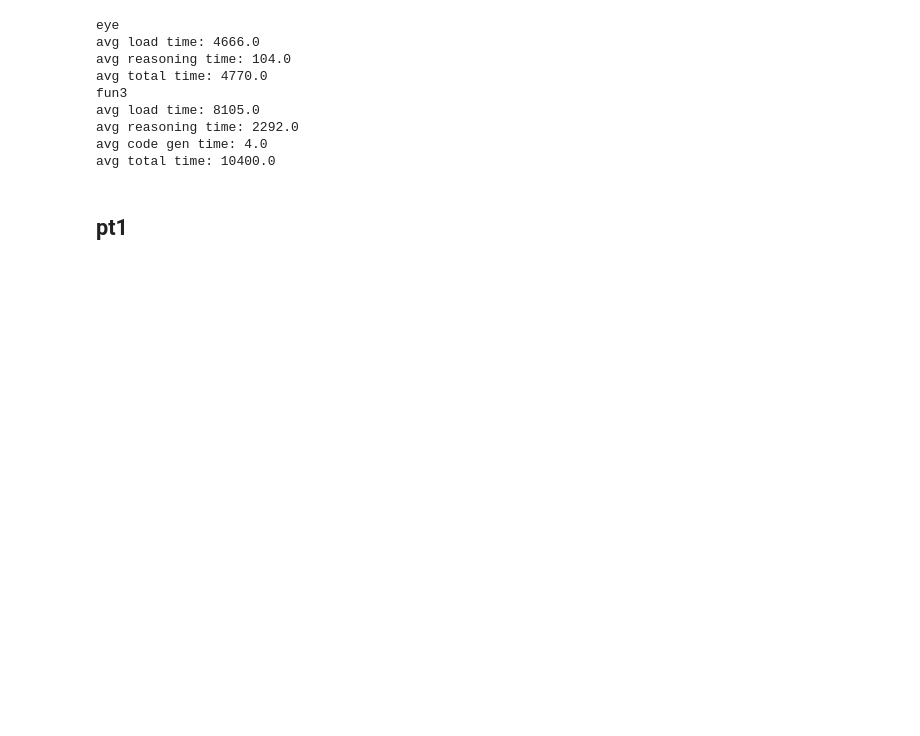
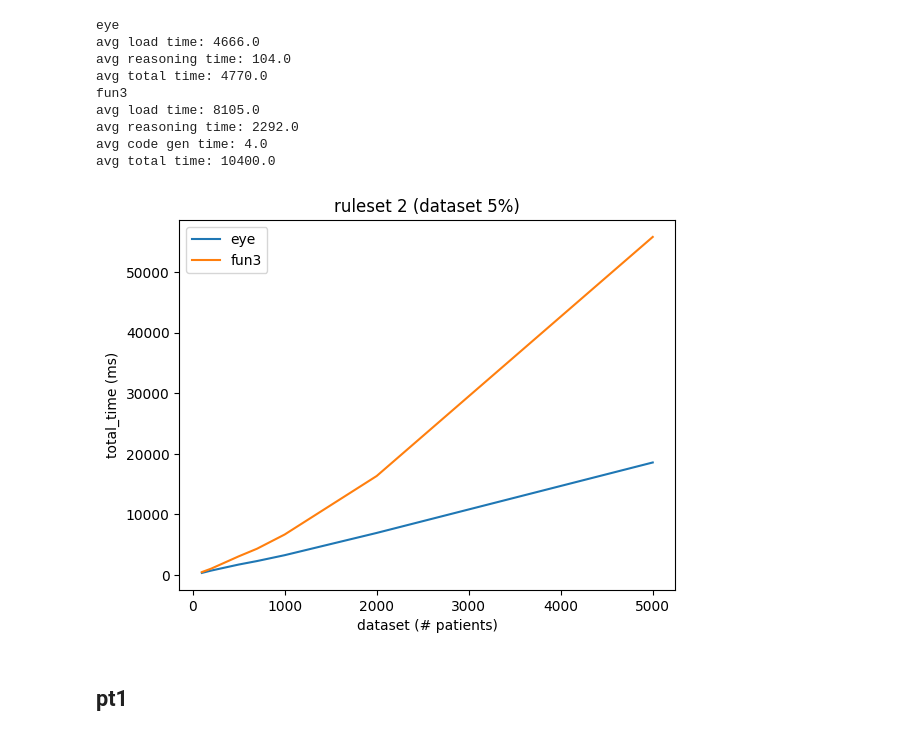
Before and after one commit to william-vw/fun3, a Jupyter notebook: python/tests-bench/zika/exp.ipynb, the cells around one changed output. Drawn from its saved outputs; the diff is of its cells as text; code cells hidden in the pictures; blank space fills up the shorter version.

Commit message:
updated exp code & results

```diff
--- a/python/tests-bench/zika/exp.ipynb
+++ b/python/tests-bench/zika/exp.ipynb
@@ -224,6 +274,13 @@ avg load time: 8105.0
 avg reasoning time: 2292.0
 avg code gen time: 4.0
 avg total time: 10400.0
+# %%
+df_eye = load_n3_agg(os.path.join(path, "results", "times_eye.csv"), pt="pt5", q="1")
+df_fun3 = load_n3_agg(os.path.join(path, "results", "times_fun3.csv"), pt="pt5", q="1")
+
+plot_query(df_eye, df_fun3, "5%", 1)
+# %% [output]
+[figure, added]
 # %% [markdown]
 ## pt1
 # %%
```
Also changed, not shown: parts of 17 cells of this notebook, 31 other files.
